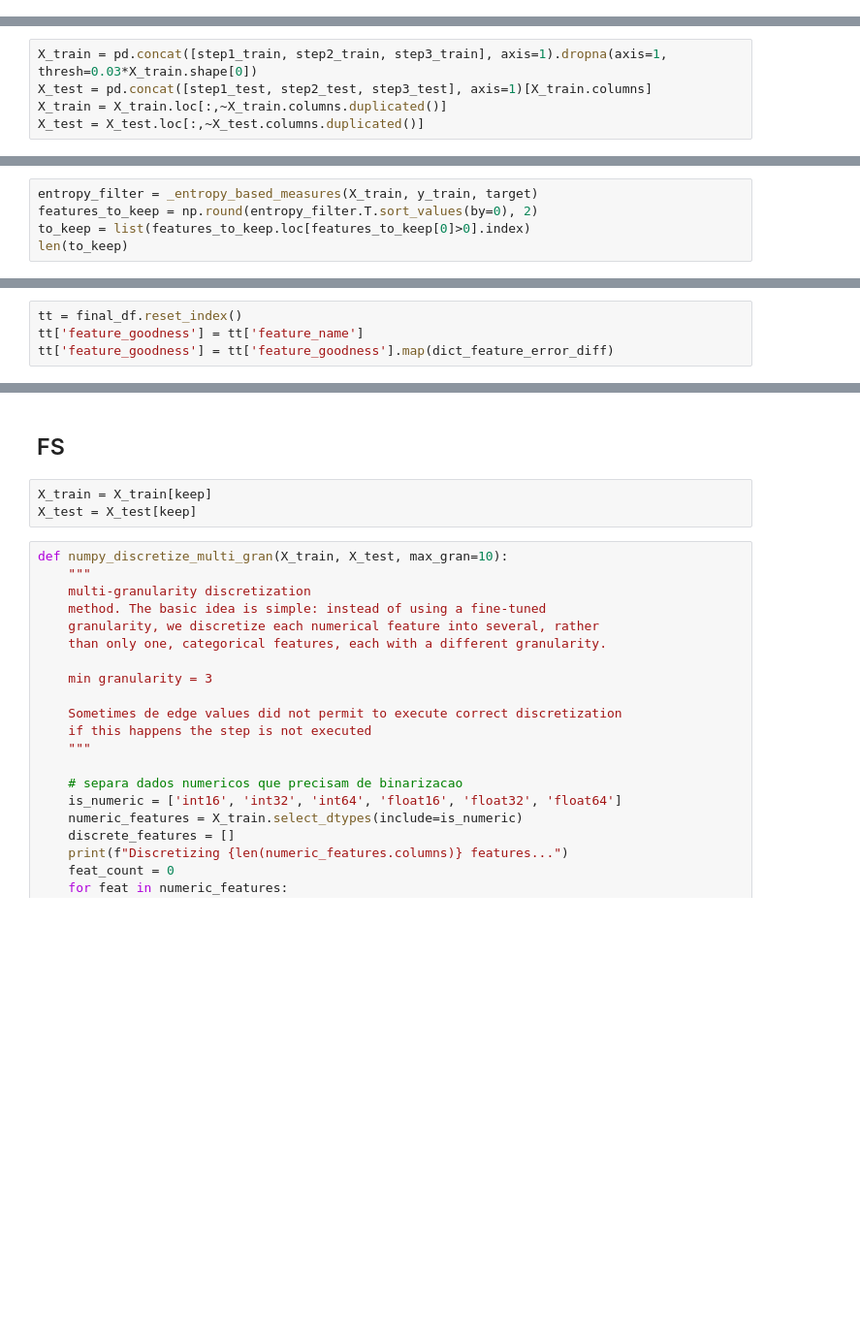
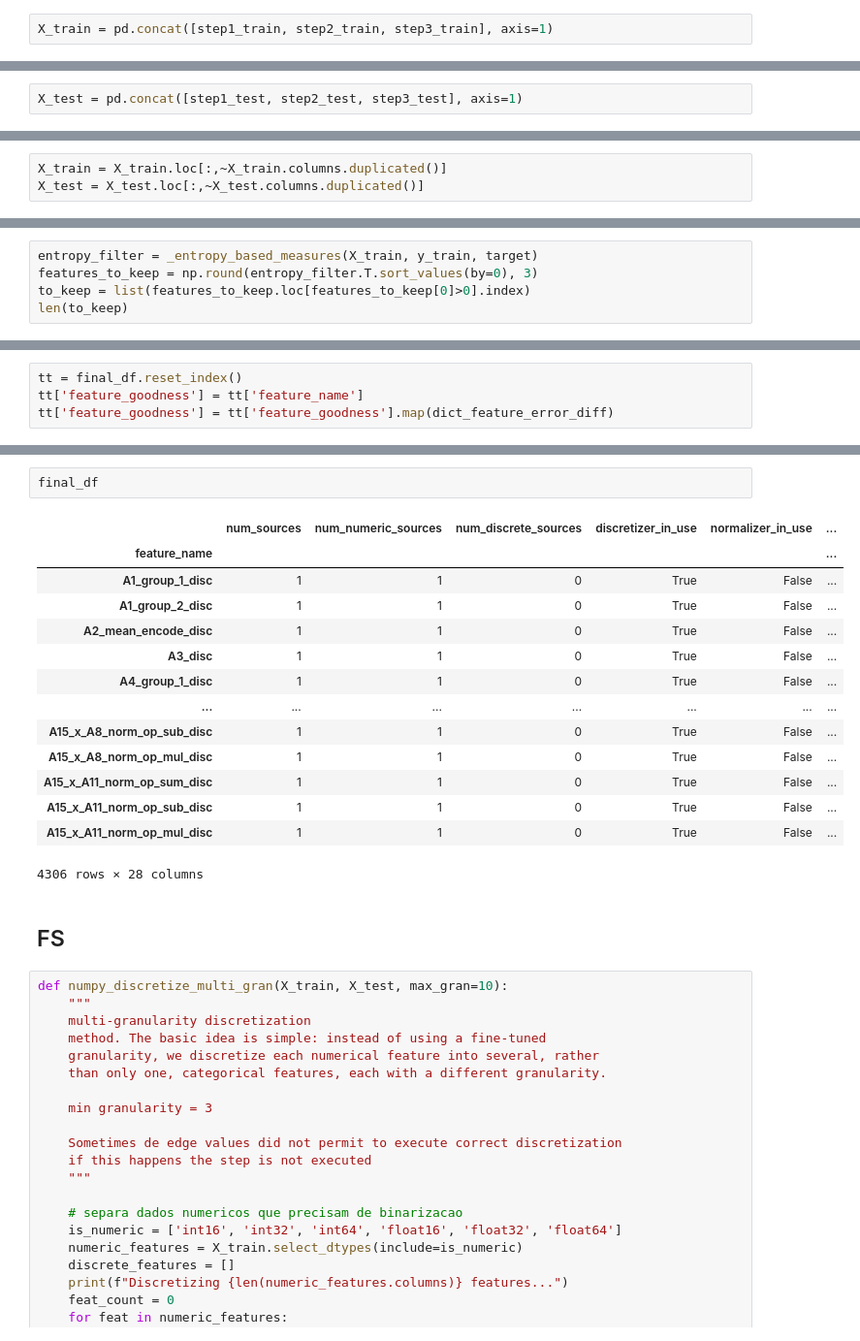
Before and after one commit to FernandoFavoretti/master_AutoML, a Jupyter notebook: articles/FULL_ALGORITHM.ipynb, the cells around one changed output, grey strips where cells are left out. Shown at 97% size. Cells and saved outputs as stored; diff of their text form; blank space fills up the shorter version.

```diff
--- a/articles/FULL_ALGORITHM.ipynb
+++ b/articles/FULL_ALGORITHM.ipynb
@@ -369,0 +444,2 @@ step3_features = X_train.columns
+# %%
+X_train = pd.concat([step1_train, step2_train, step3_train], axis=1)
@@ -369,0 +450,2 @@ step3_features = X_train.columns
+# %%
+X_test = pd.concat([step1_test, step2_test, step3_test], axis=1)
@@ -370,6 +454,4 @@ step3_features = X_train.columns
 # %%
-X_train = pd.concat([step1_train, step2_train, step3_train], axis=1).dropna(axis=1, thresh=0.03*X_train.shape[0])
-X_test = pd.concat([step1_test, step2_test, step3_test], axis=1)[X_train.columns]
 X_train = X_train.loc[:,~X_train.columns.duplicated()]
 X_test = X_test.loc[:,~X_test.columns.duplicated()]
 # %%
@@ -382,5 +461,5 @@ Wall time: 2.12 s
 # %%
 entropy_filter = _entropy_based_measures(X_train, y_train, target)
-features_to_keep = np.round(entropy_filter.T.sort_values(by=0), 2)
+features_to_keep = np.round(entropy_filter.T.sort_values(by=0), 3)
 to_keep = list(features_to_keep.loc[features_to_keep[0]>0].index)
 len(to_keep)
@@ -802,8 +884,22 @@ def save_dataset_info(final_df, dict_feature_error_diff, dataset_name, base_clf,
+# %%
+final_df
+# %% [output]
+|  | num_sources | num_numeric_sources | num_discrete_sources | discretizer_in_use | normalizer_in_use | ... |
+| feature_name |  |  |  |  |  | ... |
+| A1_group_1_disc | 1 | 1 | 0 | True | False | ... |
+| A1_group_2_disc | 1 | 1 | 0 | True | False | ... |
+| A2_mean_encode_disc | 1 | 1 | 0 | True | False | ... |
+| A3_disc | 1 | 1 | 0 | True | False | ... |
+| A4_group_1_disc | 1 | 1 | 0 | True | False | ... |
+| ... | ... | ... | ... | ... | ... | ... |
+| A15_x_A8_norm_op_sub_disc | 1 | 1 | 0 | True | False | ... |
+| A15_x_A8_norm_op_mul_disc | 1 | 1 | 0 | True | False | ... |
+| A15_x_A11_norm_op_sum_disc | 1 | 1 | 0 | True | False | ... |
+| A15_x_A11_norm_op_sub_disc | 1 | 1 | 0 | True | False | ... |
+| A15_x_A11_norm_op_mul_disc | 1 | 1 | 0 | True | False | ... |
+4306 rows × 28 columns
 # %% [markdown]
 ## FS
-# %%
-X_train = X_train[keep]
-X_test = X_test[keep]
 # %%
 def numpy_discretize_multi_gran(X_train, X_test, max_gran=10):
     """
```
Also changed, not shown: parts of 26 cells of this notebook, 1 other file.
